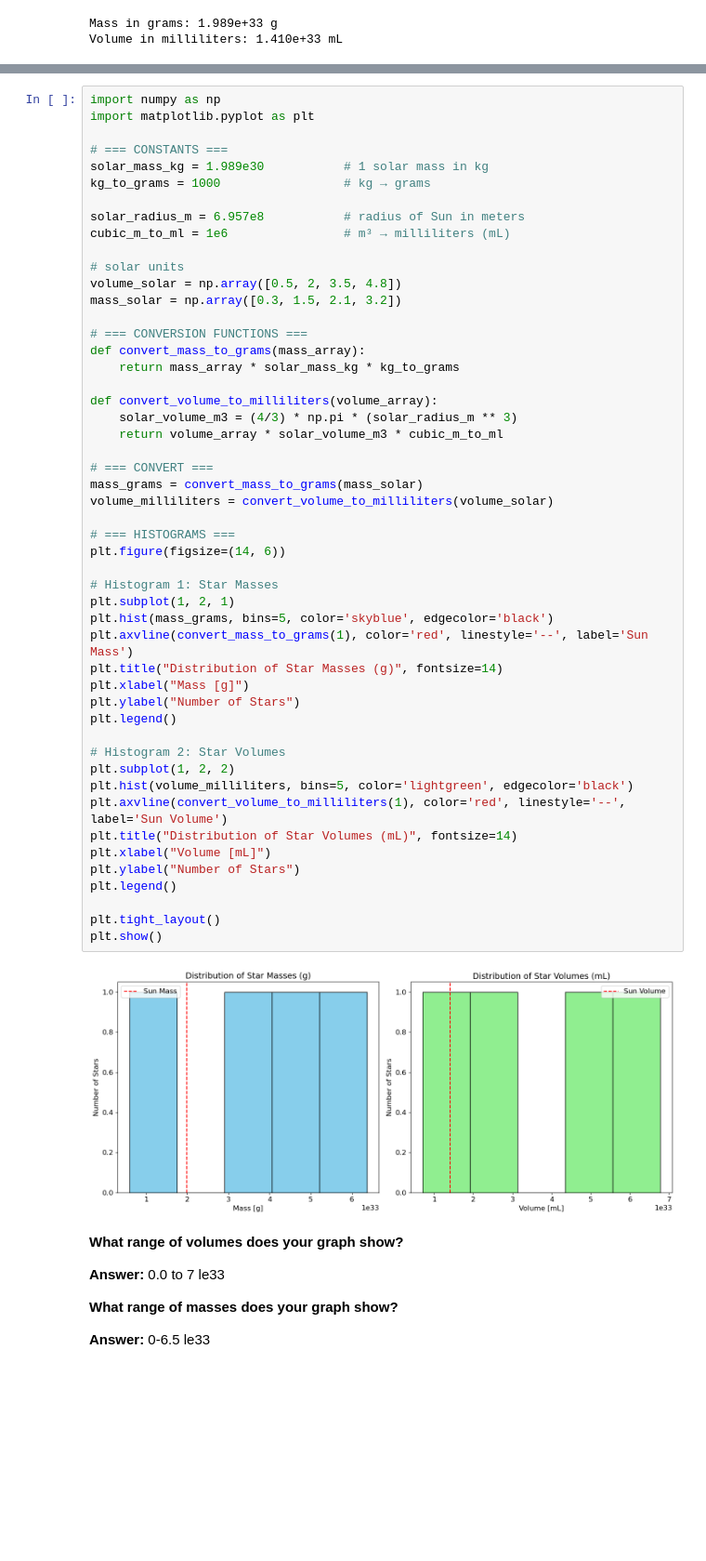
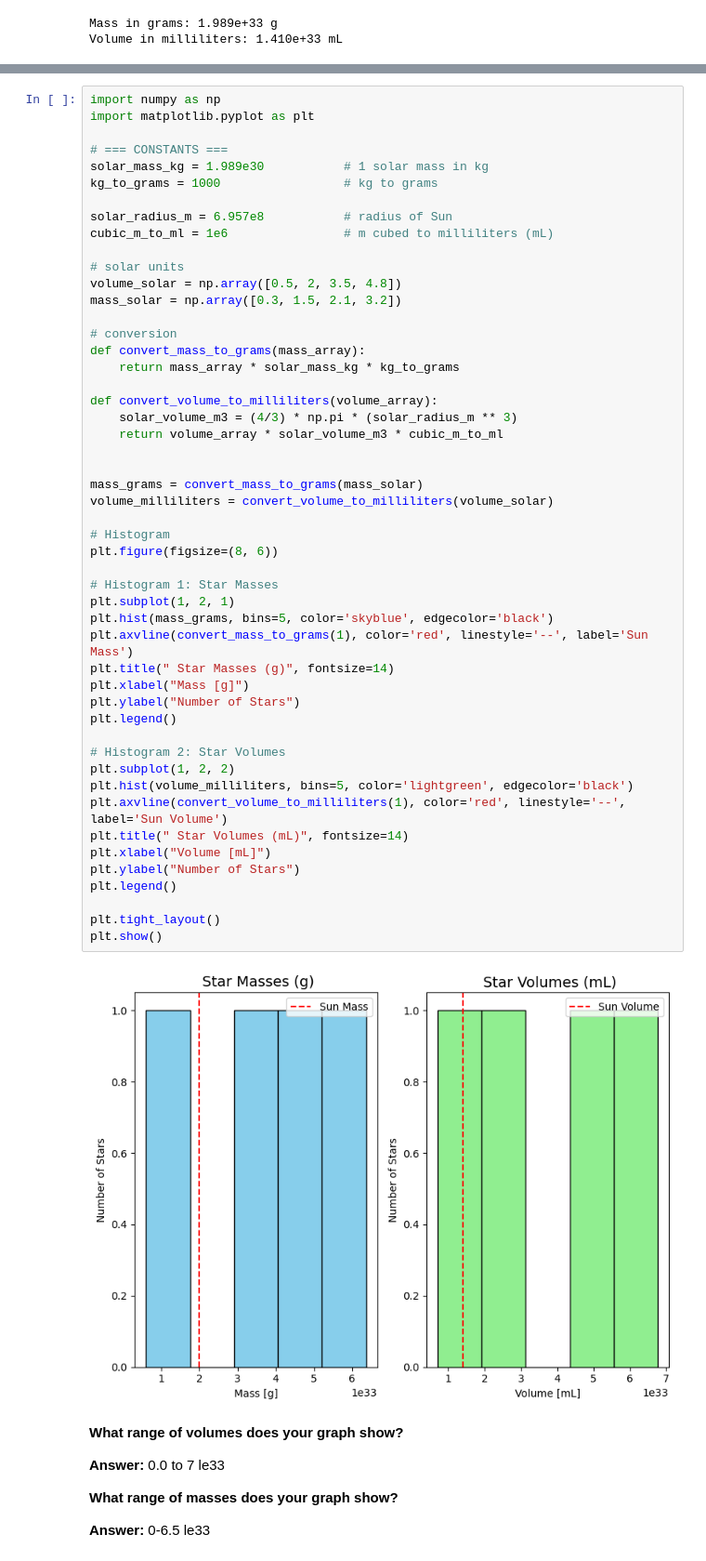
Before and after one commit to PrisonTeachingInitiative/CFR-2025, a Jupyter notebook: Astro/Blank/1 - Stars Pt2 .ipynb, the cells around one changed output, grey strips where cells are left out. Shown at 93% size. Cells and saved outputs as stored; diff of their text form; blank space fills up the shorter version.

```diff
--- a/Astro/Blank/1 - Stars Pt2 .ipynb
+++ b/Astro/Blank/1 - Stars Pt2 .ipynb
@@ -376,52 +374,52 @@ import matplotlib.pyplot as plt
 
 # === CONSTANTS ===
 solar_mass_kg = 1.989e30           # 1 solar mass in kg
-kg_to_grams = 1000                 # kg → grams
+kg_to_grams = 1000                 # kg to grams
 
-solar_radius_m = 6.957e8           # radius of Sun in meters
-cubic_m_to_ml = 1e6                # m³ → milliliters (mL)
+solar_radius_m = 6.957e8           # radius of Sun
+cubic_m_to_ml = 1e6                # m cubed to milliliters (mL)
 
 # solar units
 volume_solar = np.array([0.5, 2, 3.5, 4.8])
 mass_solar = np.array([0.3, 1.5, 2.1, 3.2])
 
-# === CONVERSION FUNCTIONS ===
+# conversion
 def convert_mass_to_grams(mass_array):
     return mass_array * solar_mass_kg * kg_to_grams
 
 def convert_volume_to_milliliters(volume_array):
     solar_volume_m3 = (4/3) * np.pi * (solar_radius_m ** 3)
     return volume_array * solar_volume_m3 * cubic_m_to_ml
 
-# === CONVERT ===
+
 mass_grams = convert_mass_to_grams(mass_solar)
 volume_milliliters = convert_volume_to_milliliters(volume_solar)
 
-# === HISTOGRAMS ===
-plt.figure(figsize=(14, 6))
+# Histogram
+plt.figure(figsize=(8, 6))
 
 # Histogram 1: Star Masses
 plt.subplot(1, 2, 1)
 plt.hist(mass_grams, bins=5, color='skyblue', edgecolor='black')
 plt.axvline(convert_mass_to_grams(1), color='red', linestyle='--', label='Sun Mass')
-plt.title("Distribution of Star Masses (g)", fontsize=14)
+plt.title(" Star Masses (g)", fontsize=14)
 plt.xlabel("Mass [g]")
 plt.ylabel("Number of Stars")
 plt.legend()
 
 # Histogram 2: Star Volumes
 plt.subplot(1, 2, 2)
 plt.hist(volume_milliliters, bins=5, color='lightgreen', edgecolor='black')
 plt.axvline(convert_volume_to_milliliters(1), color='red', linestyle='--', label='Sun Volume')
-plt.title("Distribution of Star Volumes (mL)", fontsize=14)
+plt.title(" Star Volumes (mL)", fontsize=14)
 plt.xlabel("Volume [mL]")
 plt.ylabel("Number of Stars")
 plt.legend()
 
 plt.tight_layout()
 plt.show()
 # %% [output]
-[figure, old version]
+[figure, new version]
 # %% [markdown]
 **What range of volumes does your graph show?**
 
```
Also changed, not shown: parts of 4 cells of this notebook.
